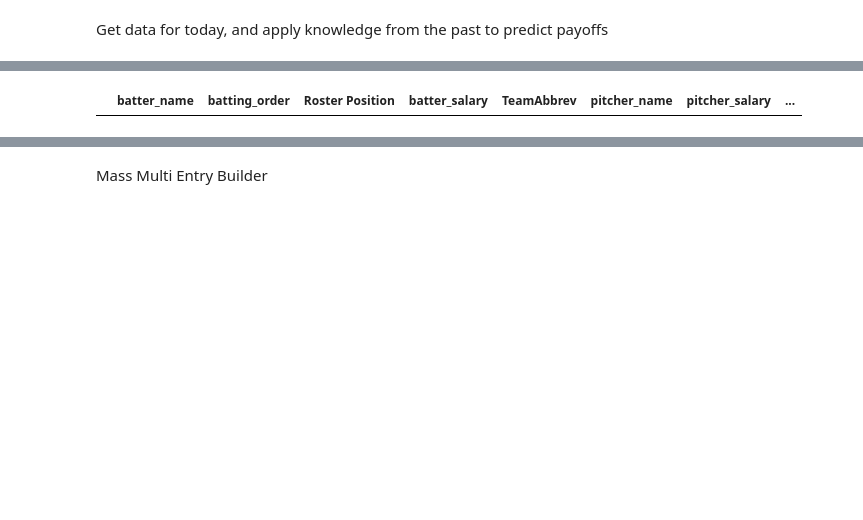
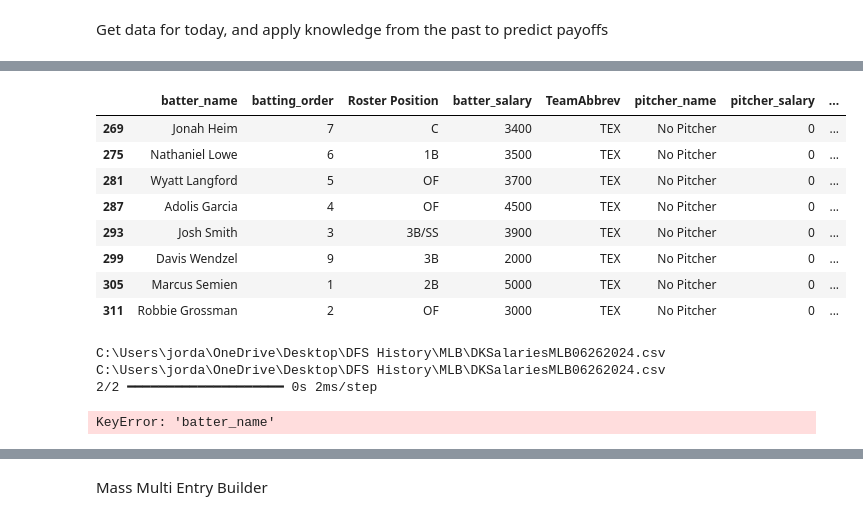
Before and after one commit to mcglade8/MLB, a Jupyter notebook: baseball_python.ipynb, the cells around one changed output, grey strips where cells are left out. Saved outputs shown, nothing was run; the diff lists cells and outputs as text; code cells hidden in the pictures; blank space fills up the shorter version.

```diff
--- a/baseball_python.ipynb
+++ b/baseball_python.ipynb
@@ -1067,6 +1378,7 @@ pregame_data = get_pregame_info(df, year, month, day)
 Get data for today, and apply knowledge from the past to predict payoffs
 # %%
 def get_todays_data(year, month, day, optional='', pregame_data=pregame_data, df=df):
+    print('Year: ', year, 'Month: ', month, 'Day: ', day, 'Optional: ', optional)
 # get salaries for today
     todays_salaries = get_dk_salaries(year, month, day, optional)
 
@@ -1117,7 +1429,7 @@ def get_todays_data(year, month, day, optional='', pregame_data=pregame_data, df
 
 
     # get hitters for teams which are in hitter_salaries but not in starting_hitters
-    missing_hitters = hitter_salaries[~hitter_salaries['TeamAbbrev'].isin(starting_hitters['TeamAbbrev'])]['TeamAbbrev'].unique()
+    missing_hitters = todays_salaries[~todays_salaries['TeamAbbrev'].isin(starting_hitters['TeamAbbrev'])]['TeamAbbrev'].unique()
     missing_hitters
 
     # if there are missing hitters
@@ -1201,6 +1513,20 @@ def get_todays_data(year, month, day, optional='', pregame_data=pregame_data, df
 
     # only keep pitchers who are in starters['batter_name']
     pitcher_salaries = pitcher_salaries[pitcher_salaries['pitcher_name'].isin(starters['batter_name'])]
+
+    # only keep the last pitcher for each team
+    pitcher_salaries = pitcher_salaries.drop_duplicates(subset='TeamAbbrev', keep='last')
+
+    # if there is no pitcher for a team, create a row with the team and a pitcher_salary of 0
+    missing_pitchers = pd.DataFrame(columns=['pitcher_name', 'pitcher_salary', 'TeamAbbrev'])
+    missing_teams = set(salaries['TeamAbbrev'].unique()) - set(pitcher_salaries['TeamAbbrev'])
+    for team in missing_teams:
+        # make this a df {'pitcher_name': 'No Pitcher', 'pitcher_salary': 0, 'TeamAbbrev': team}
+        missing_team_df = pd.DataFrame({'pitcher_name': ['No Pitcher'], 'pitcher_salary': [0], 'TeamAbbrev': [team]})
+        missing_pitchers = pd.concat([missing_pitchers, missing_team_df])
+
+    # concat missing_pitchers with pitcher_salaries
+    pitcher_salaries = pd.concat([pitcher_salaries, missing_pitchers])
 
     # merge starting_hitters with pitcher_salaries on TeamAbbrev
     all_players = pd.merge(starting_hitters, pitcher_salaries, on='TeamAbbrev')
@@ -1371,5 +1697,5 @@ all_players_plus_data= get_todays_data(year, month, day, optional, pregame_data
 #all_players_plus_data = pd.read_csv('C:\\Users\\jorda\\Downloads\\all_players_plus_data.csv')
 #pitcher_salaries_not_in_pregame_data #[pitcher_data['pitcher_name'].str.contains('Carson')]
 #pitcher_data[pitcher_data['pitcher_name'].str.contains('Sonny')]
-all_players_plus_data[all_players_plus_data['TeamAbbrev'] == 'PIT']
+all_players_plus_data[all_players_plus_data['TeamAbbrev'] == 'TEX']
 # %% [output]
@@ -1378,4 +1705,12 @@ C:\Users\jorda\OneDrive\Desktop\DFS History\MLB\DKSalariesMLB06202024.csv
 |  | batter_name | batting_order | Roster Position | batter_salary | TeamAbbrev | pitcher_name | pitcher_salary | ... |
+| 269 | Jonah Heim | 7 | C | 3400 | TEX | No Pitcher | 0 | ... |
+| 275 | Nathaniel Lowe | 6 | 1B | 3500 | TEX | No Pitcher | 0 | ... |
+| 281 | Wyatt Langford | 5 | OF | 3700 | TEX | No Pitcher | 0 | ... |
+| 287 | Adolis Garcia | 4 | OF | 4500 | TEX | No Pitcher | 0 | ... |
+| 293 | Josh Smith | 3 | 3B/SS | 3900 | TEX | No Pitcher | 0 | ... |
+| 299 | Davis Wendzel | 9 | 3B | 2000 | TEX | No Pitcher | 0 | ... |
+| 305 | Marcus Semien | 1 | 2B | 5000 | TEX | No Pitcher | 0 | ... |
+| 311 | Robbie Grossman | 2 | OF | 3000 | TEX | No Pitcher | 0 | ... |
 # %%
 # Start here if you have already run the above code
 all_players_plus_data = pd.read_csv('C:\\Users\\jorda\\Downloads\\all_players_plus_data.csv')
@@ -1485,3 +1820,36 @@ def get_all_variables(year, month, day, optional='', df=df):
     # all_variables = all_variables.apply(lambda x: format_floats(x) if x.dtype == 'float64' else x)
 
     return all_variables
+# %%
+todays_salaries = get_dk_salaries(year, month, day, optional)
+todays_salaries = fix_player_names(todays_salaries, 'Name')
+todays_salaries = remove_suffixes(todays_salaries, 'Name')
+todays_salaries.loc[:,'Name'] = todays_salaries.loc[:,'Name'].str.strip()
+
+pregame_data = get_pregame_info(df, year, month, day)
+all_players_plus_data = get_todays_data(year, month, day, optional=optional, pregame_data=pregame_data, df=df)
+
+# get all players who are not Roster Position P
+hitter_salaries = todays_salaries[todays_salaries['Roster Position'] != 'P']
+
+# get all players who are Roster Position P
+pitcher_salaries = todays_salaries[todays_salaries['Roster Position'] == 'P']
+
+# remove players who are not in all_players_plus_data
+hitter_salaries = remove_non_matching_players(hitter_salaries, all_players_plus_data, 'Name', 'batter_name')
+pitcher_salaries = remove_non_matching_players(pitcher_salaries, all_players_plus_data, 'Name', 'pitcher_name')
+
+# merge all_players_plus_data with hitter_salaries on batter_name
+variables = pd.merge(all_players_plus_data, hitter_salaries, on='batter_name')
+
+# merge variables with pitcher_salaries on pitcher_name
+pitcher_variables = pd.merge(all_players_plus_data, pitcher_salaries, left_on='pitcher_name', right_on='Name', how='left')
+
+# drop mismatched col from variables and pitcher_variables
+variables = variables.drop(columns=['batter_name', 'pitcher_name'])
+pitcher_variables = pitcher_variables.drop(columns=['batter_name', 'pitcher_name'])
+# %% [output]
+C:\Users\jorda\OneDrive\Desktop\DFS History\MLB\DKSalariesMLB06262024.csv
+C:\Users\jorda\OneDrive\Desktop\DFS History\MLB\DKSalariesMLB06262024.csv
+2/2 ━━━━━━━━━━━━━━━━━━━━ 0s 2ms/step
+KeyError: 'batter_name'
```
Also changed, not shown: parts of 38 cells of this notebook.
